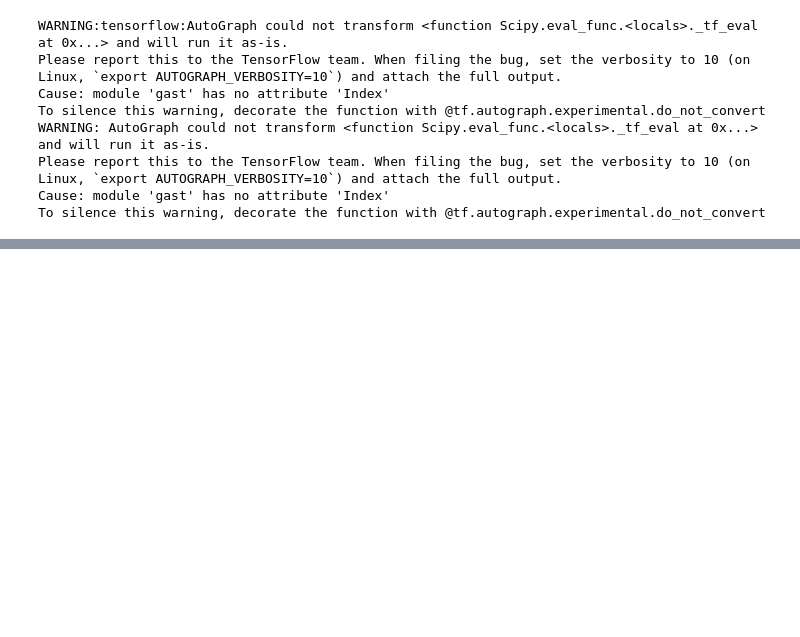
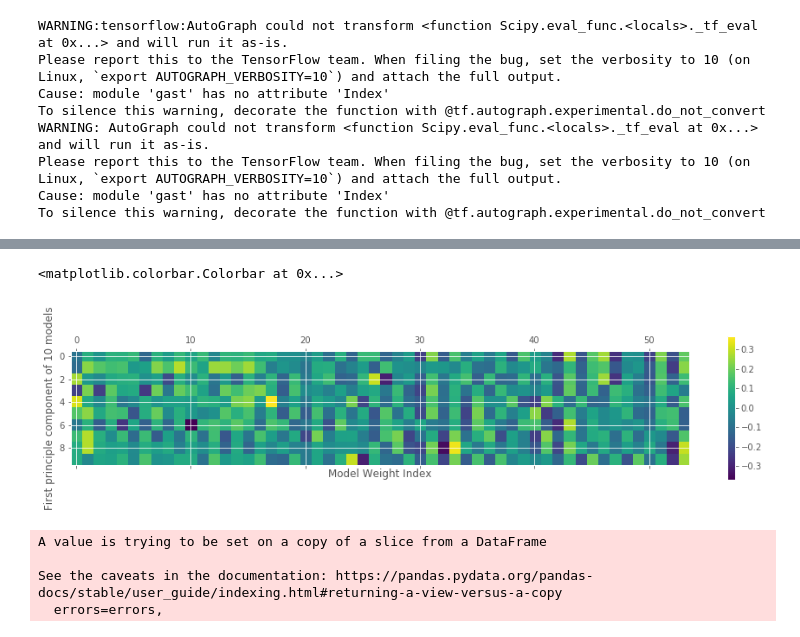
Before and after one commit to netrias/DOODL3, a Jupyter notebook: model_dynamics_analysis.ipynb, the cells around one changed output, grey strips where cells are left out. Saved outputs shown, nothing was run; the diff lists cells and outputs as text; code cells hidden in the pictures; blank space fills up the shorter version.

```diff
--- a/model_dynamics_analysis.ipynb
+++ b/model_dynamics_analysis.ipynb
@@ -96,0 +124,6 @@ plt.legend(loc="upper left");
+# %%
+df_tot = pd.concat(df_list)
+# %%
+df_tot.columns = ['weight_'+str(i) for i in df_tot.columns]
+df_tot.reset_index(inplace=True)
+df_tot
@@ -96,0 +144,12 @@ plt.legend(loc="upper left");
+# %%
+df_tot.rename({'index':'pca_comp'},axis=1,inplace=True)
+# %%
+df_pc_0 = df_tot[df_tot['pca_comp']==0]
+# %%
+plt.matshow(df_pc_0,cmap='viridis')
+plt.xlabel('Model Weight Index')
+plt.ylabel('First principle component of 10 models')
+plt.colorbar()
+# %% [output]
+<matplotlib.colorbar.Colorbar at 0x...>
+[figure, added]
@@ -96,0 +158,7 @@ plt.legend(loc="upper left");
+# %%
+df_pc_0.drop('pca_comp',inplace=True,axis=1)
+# %% [output]
+A value is trying to be set on a copy of a slice from a DataFrame
+
+See the caveats in the documentation: https://pandas.pydata.org/pandas-docs/stable/user_guide/indexing.html#returning-a-view-versus-a-copy
+  errors=errors,
```
Also changed, not shown: parts of 30 cells of this notebook.
